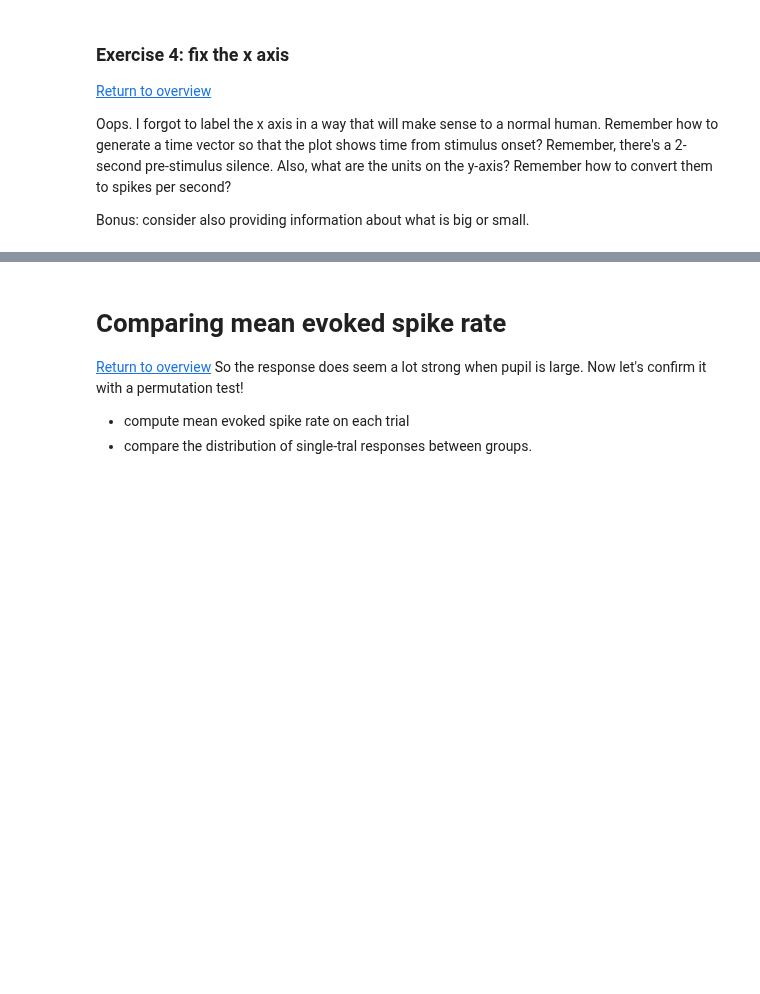
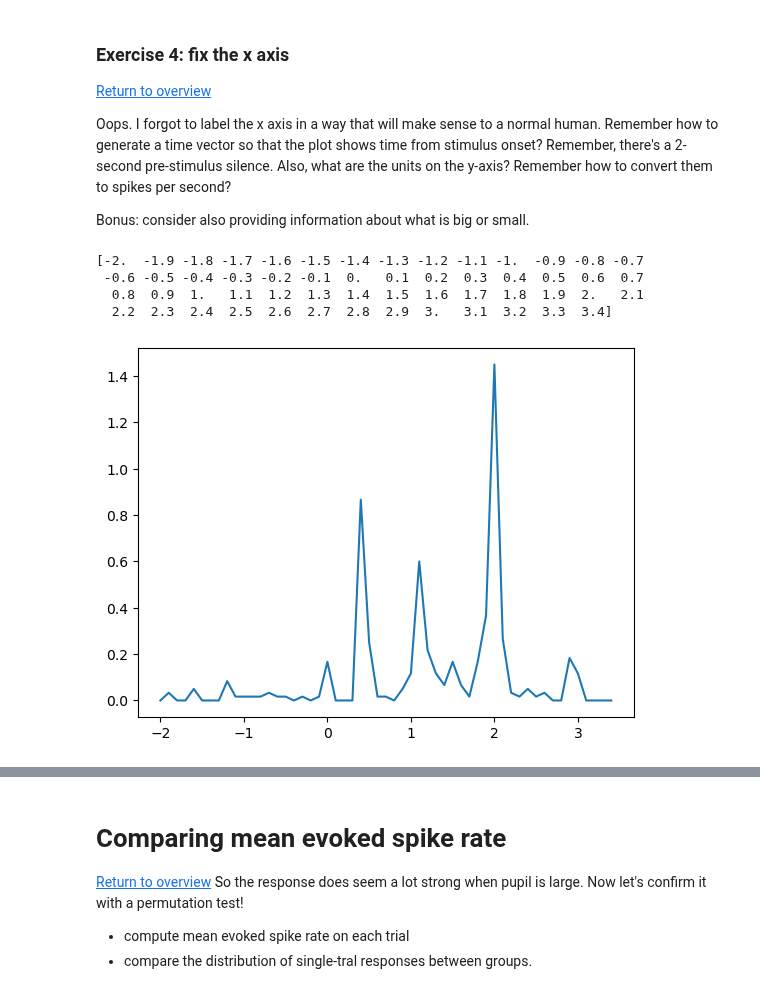
Before and after one commit to svdavid/NEUS642, a Jupyter notebook: notebooks/week6_02-13_permutation/week6_permutation_stats_teacher.ipynb, the cells around one changed output, grey strips where cells are left out. Saved outputs shown, nothing was run; the diff lists cells and outputs as text; code cells hidden in the pictures; blank space fills up the shorter version.

```diff
--- a/notebooks/week6_02-13_permutation/week6_permutation_stats_teacher.ipynb
+++ b/notebooks/week6_02-13_permutation/week6_permutation_stats_teacher.ipynb
@@ -184,0 +249,7 @@ Now use `mean_pupil_per_trial` to mask out small and large pupil trials and save
+# %%
+# %load "answers/answer_004.txt"
+# Answer
+pupil_big_psth = np.mean(spikes[:,mean_pupil_per_trial>pupil_median], axis=1)
+pupil_small_psth = np.mean(spikes[:,mean_pupil_per_trial<=pupil_median], axis=1)
+
+np.sum(mean_pupil_per_trial>pupil_median), np.sum(mean_pupil_per_trial<=pupil_median),
@@ -203,0 +277,13 @@ Bonus: consider also providing information about what is big or small.
+# %%
+# define time values  -- remember fs tells us how many samples per second
+t = np.arange( len(pupil_small_psth)  )  / fs  -2
+
+# plot y as a function of t ... where t is the time corresponding to each PSTH sample
+plt.plot(t, pupil_small_psth)
+print(t)
+# %% [output]
+[-2.  -1.9 -1.8 -1.7 -1.6 -1.5 -1.4 -1.3 -1.2 -1.1 -1.  -0.9 -0.8 -0.7
+ -0.6 -0.5 -0.4 -0.3 -0.2 -0.1  0.   0.1  0.2  0.3  0.4  0.5  0.6  0.7
+  0.8  0.9  1.   1.1  1.2  1.3  1.4  1.5  1.6  1.7  1.8  1.9  2.   2.1
+  2.2  2.3  2.4  2.5  2.6  2.7  2.8  2.9  3.   3.1  3.2  3.3  3.4]
+[figure, added]
```
Also changed, not shown: parts of 84 cells of this notebook, 33 other files.
